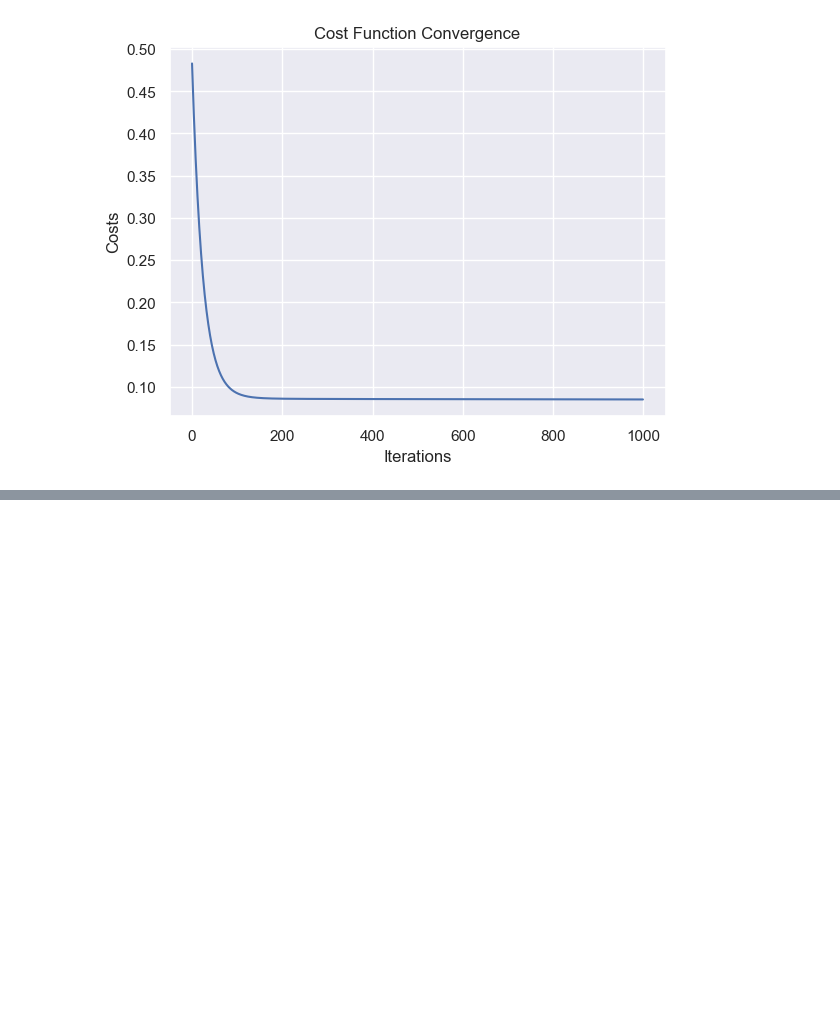
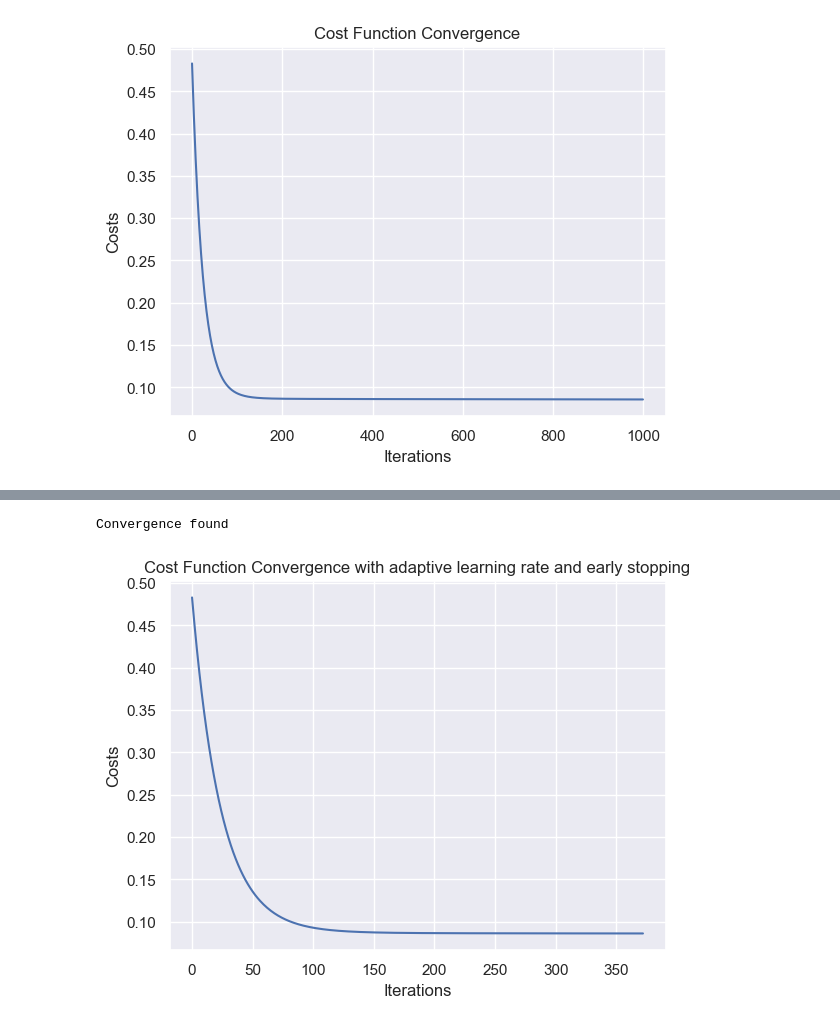
Before and after one commit to Aryanaut/DTP3_CropYield, a Jupyter notebook: src/main.ipynb, the cells around one changed output, grey strips where cells are left out. Saved outputs shown, nothing was run; the diff lists cells and outputs as text; code cells hidden in the pictures; blank space fills up the shorter version.

Commit message:
completed split data model

```diff
--- a/src/main.ipynb
+++ b/src/main.ipynb
@@ -355,0 +364,14 @@ plt.show()
+# %%
+model.normalize_data()
+model.gradient_descent_improved()
+
+plt.plot(range(model.finaliterations), model.costs)
+plt.xlabel("Iterations")
+plt.ylabel("Costs")
+plt.title('Cost Function Convergence with adaptive learning rate and early stopping')
+
+plt.savefig("../data/figures/costs.png")
+plt.show()
+# %% [output]
+Convergence found
+[figure, added]
```
Also changed, not shown: parts of 7 cells of this notebook, 4 other files.
